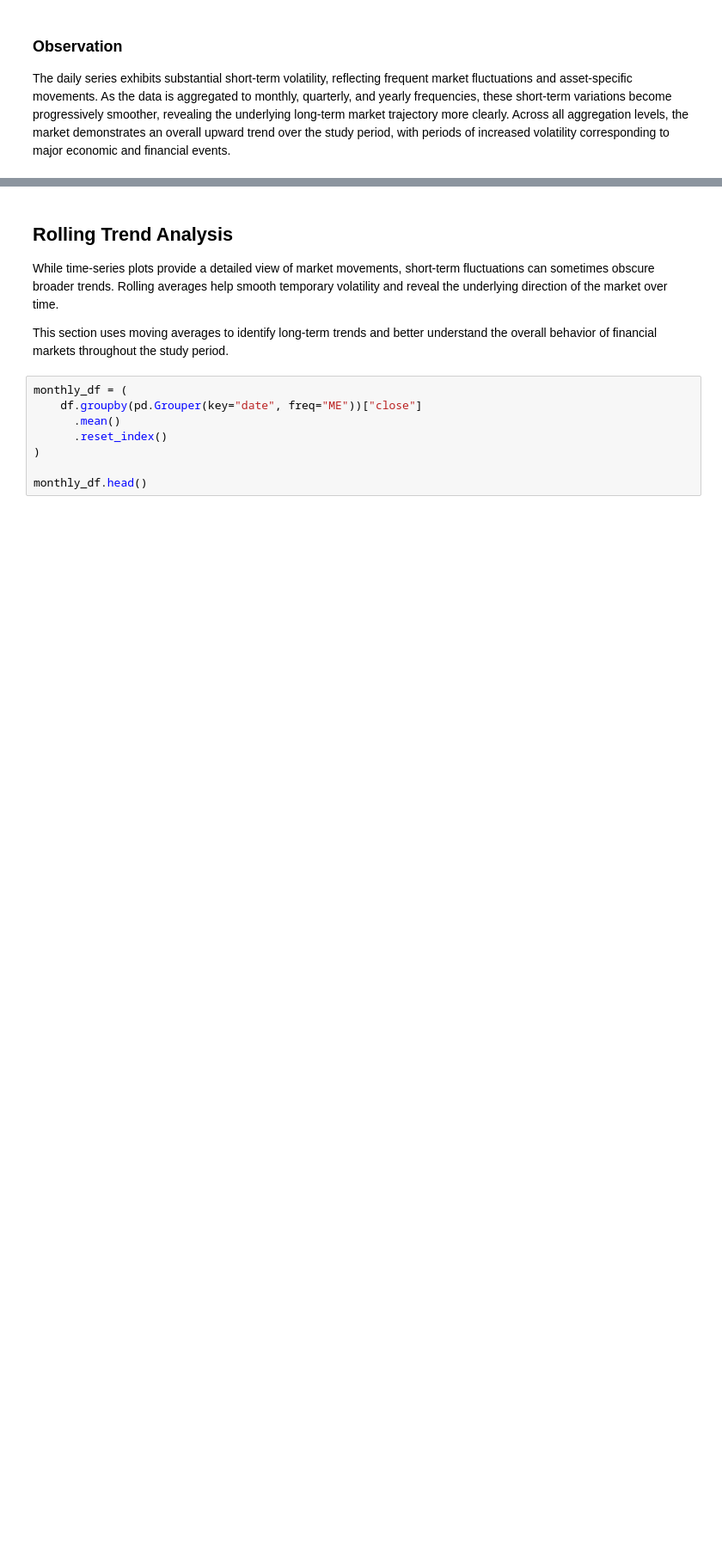
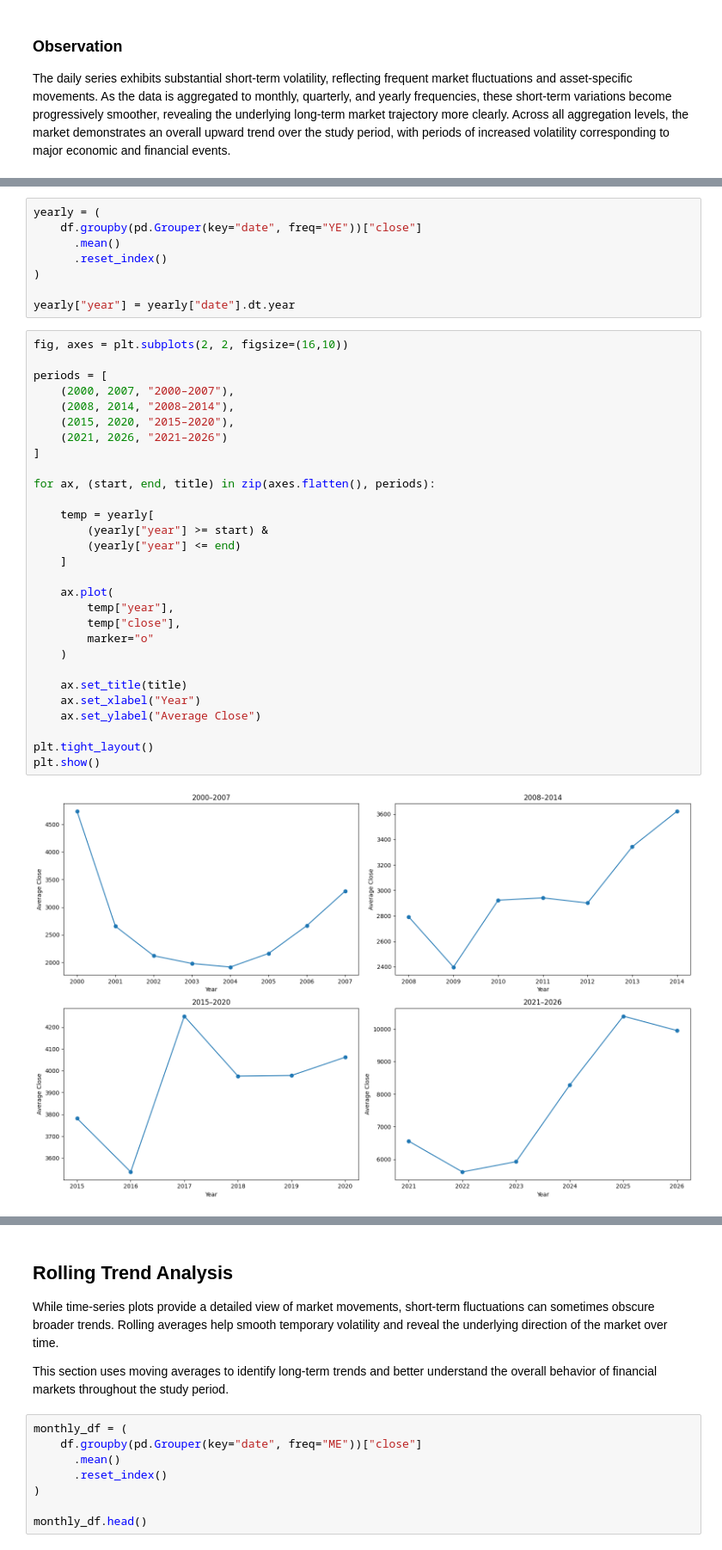
Before and after one commit to sagnik5549/Market_Analysis_2000_Present, a Jupyter notebook: Notebooks/03_Exploratory_Data_Analysis.ipynb, the cells around one changed output, grey strips where cells are left out. Shown at 86% size. Cells and saved outputs as stored; diff of their text form; blank space fills up the shorter version.

```diff
--- a/Notebooks/03_Exploratory_Data_Analysis.ipynb
+++ b/Notebooks/03_Exploratory_Data_Analysis.ipynb
@@ -416,0 +421,39 @@ The daily series exhibits substantial short-term volatility, reflecting frequent
+# %%
+yearly = (
+    df.groupby(pd.Grouper(key="date", freq="YE"))["close"]
+      .mean()
+      .reset_index()
+)
+
+yearly["year"] = yearly["date"].dt.year
+# %%
+fig, axes = plt.subplots(2, 2, figsize=(16,10))
+
+periods = [
+    (2000, 2007, "2000–2007"),
+    (2008, 2014, "2008–2014"),
+    (2015, 2020, "2015–2020"),
+    (2021, 2026, "2021–2026")
+]
+
+for ax, (start, end, title) in zip(axes.flatten(), periods):
+
+    temp = yearly[
+        (yearly["year"] >= start) &
+        (yearly["year"] <= end)
+    ]
+
+    ax.plot(
+        temp["year"],
+        temp["close"],
+        marker="o"
+    )
+
+    ax.set_title(title)
+    ax.set_xlabel("Year")
+    ax.set_ylabel("Average Close")
+
+plt.tight_layout()
+plt.show()
+# %% [output]
+[figure, added]
```
Also changed, not shown: parts of 11 cells of this notebook.
